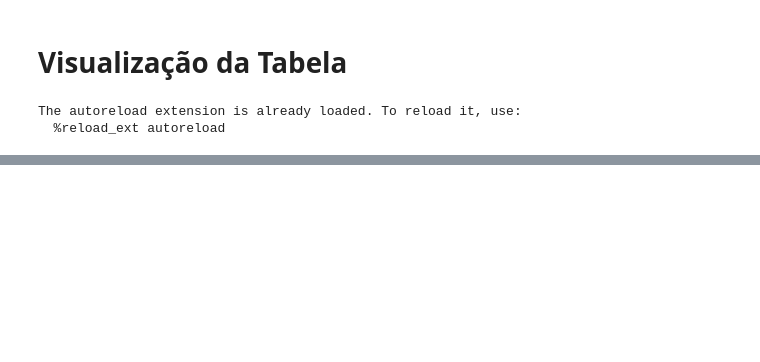
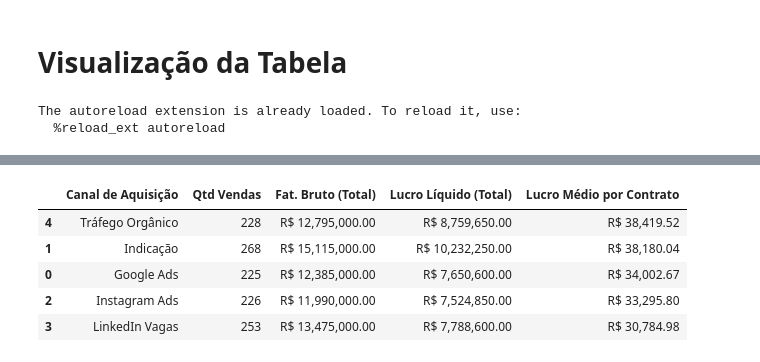
Before and after one commit to ravizeraig/dashInsights, a Jupyter notebook: notebooks/analise_exploratoria.ipynb, the cells around one changed output, grey strips where cells are left out. Cells and saved outputs as stored; diff of their text form; code cells hidden in the pictures; blank space fills up the shorter version.

```diff
--- a/notebooks/analise_exploratoria.ipynb
+++ b/notebooks/analise_exploratoria.ipynb
@@ -69,0 +160,35 @@ NameError: name 'impuestos_deducoes' is not defined
+# %%
+    # Formatando a tabela para exibição executiva (apenas colunas de interesse)
+    tabela_dre_canais = analise_canais[[
+        'canal_aquisicao',
+        'total_vendas',
+        'faturamento_bruto',
+        'lucro_gerado',
+        'lucro_medio_por_venda'
+    ]].copy()
+
+    # Renomeando colunas para ficar elegante na leitura
+    tabela_dre_canais.columns = [
+        'Canal de Aquisição',
+        'Qtd Vendas',
+        'Fat. Bruto (Total)',
+        'Lucro Líquido (Total)',
+        'Lucro Médio por Contrato'
+    ]
+
+    # Aplicando formatação monetária para facilitar a análise
+    tabela_formatada = tabela_dre_canais.style.format({
+        'Fat. Bruto (Total)': 'R$ {:,.2f}',
+        'Lucro Líquido (Total)': 'R$ {:,.2f}',
+        'Lucro Médio por Contrato': 'R$ {:,.2f}'
+    }).background_gradient(subset=['Lucro Médio por Contrato'], cmap='Greens')
+
+    # Exibir a tabela
+    display(tabela_formatada)
+# %% [output]
+|  | Canal de Aquisição | Qtd Vendas | Fat. Bruto (Total) | Lucro Líquido (Total) | Lucro Médio por Contrato |
+| 4 | Tráfego Orgânico | 228 | R$ 12,795,000.00 | R$ 8,759,650.00 | R$ 38,419.52 |
+| 1 | Indicação | 268 | R$ 15,115,000.00 | R$ 10,232,250.00 | R$ 38,180.04 |
+| 0 | Google Ads | 225 | R$ 12,385,000.00 | R$ 7,650,600.00 | R$ 34,002.67 |
+| 2 | Instagram Ads | 226 | R$ 11,990,000.00 | R$ 7,524,850.00 | R$ 33,295.80 |
+| 3 | LinkedIn Vagas | 253 | R$ 13,475,000.00 | R$ 7,788,600.00 | R$ 30,784.98 |
```
Also changed, not shown: parts of 12 cells of this notebook, 4 other files.
